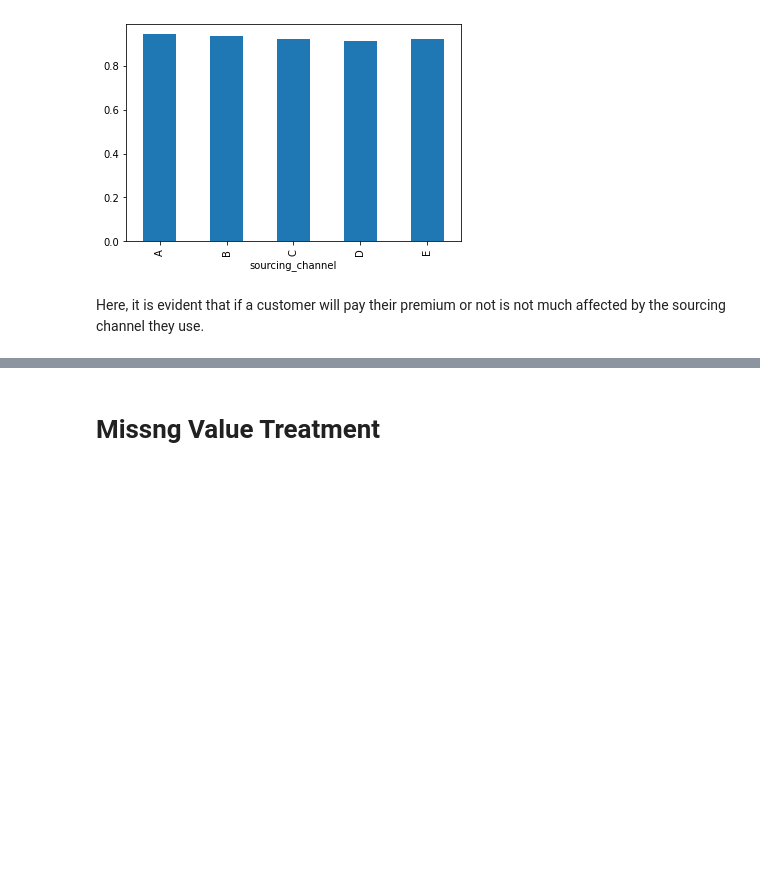
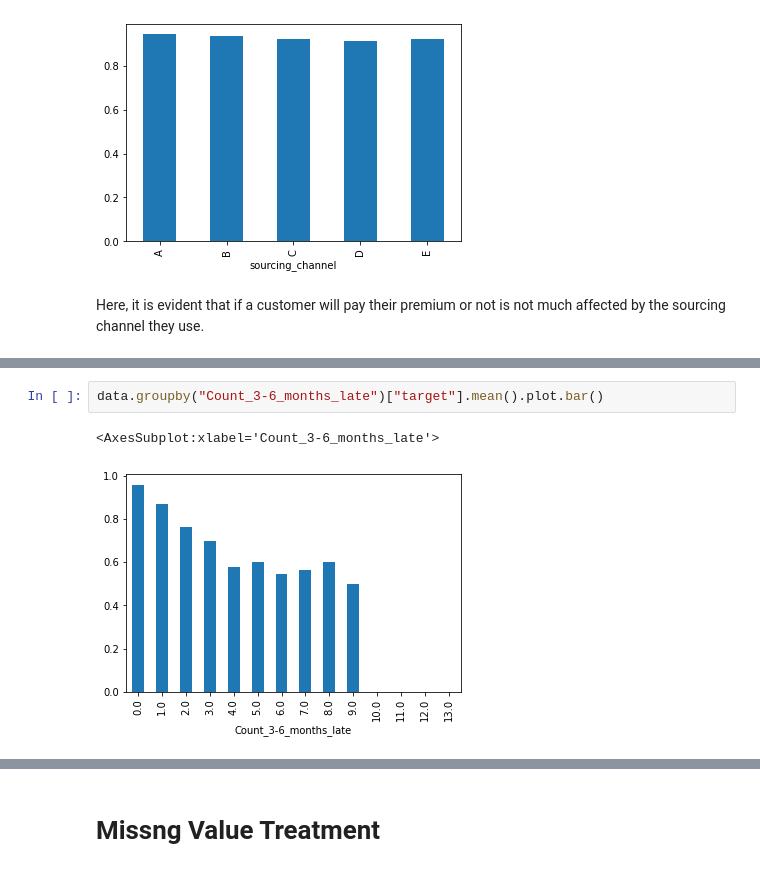
Before and after one commit to tanzeyl/Predicting-if-a-customer-will-default-for-their-next-premium, a Jupyter notebook: Main File.ipynb, the cells around one changed output, grey strips where cells are left out. Drawn from its saved outputs; the diff is of its cells as text; blank space fills up the shorter version.

```diff
--- a/Main File.ipynb
+++ b/Main File.ipynb
@@ -436,0 +455,5 @@ pd.crosstab(data["target"], data["residence_area_type"])
+# %%
+data.groupby("Count_3-6_months_late")["target"].mean().plot.bar()
+# %% [output]
+<AxesSubplot:xlabel='Count_3-6_months_late'>
+[figure, added]
```
Also changed, not shown: parts of 8 cells of this notebook.
